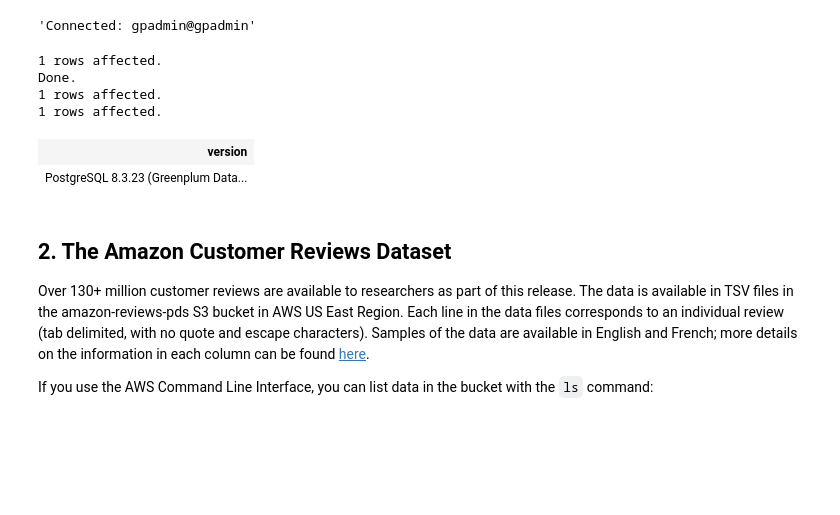
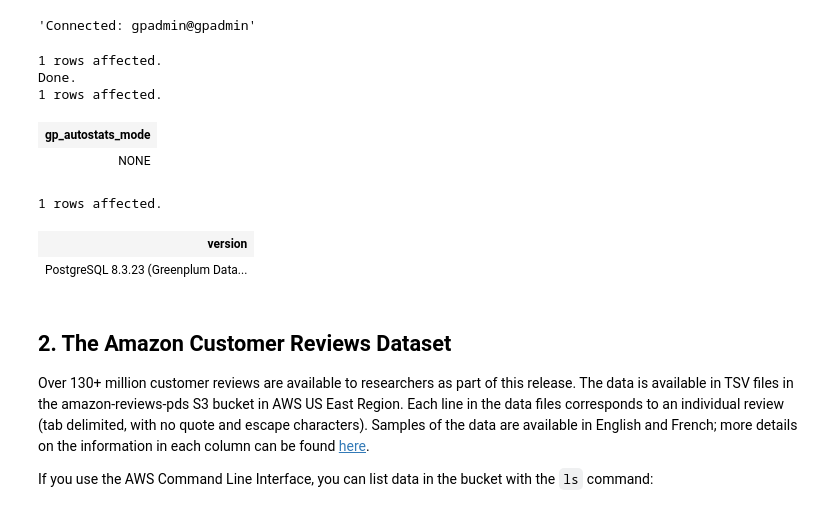
Before and after one commit to cantzakas/gp-demo-aws, a Jupyter notebook: AWS-GP-demo-1.ipynb, the cells around one changed output. Drawn from its saved outputs; the diff is of its cells as text; code cells hidden in the pictures; blank space fills up the shorter version.

```diff
--- a/AWS-GP-demo-1.ipynb
+++ b/AWS-GP-demo-1.ipynb
@@ -28,16 +28,21 @@ DB_NAME   = cs.group(5)
 # %%
 %%sql $DB_USER@$DB_SERVER
 SHOW gp_autostats_mode;
 ALTER DATABASE gpadmin SET gp_autostats_mode TO 'NONE';
 SHOW gp_autostats_mode;
-SELECT version();
 # %% [output]
 1 rows affected.
 Done.
 1 rows affected.
-1 rows affected.
-| version |
-| PostgreSQL 8.3.23 (Greenplum Data... |
+| gp_autostats_mode |
+| NONE |
+# %%
+%%sql $DB_USER@$DB_SERVER
+SELECT VERSION();
+# %% [output]
+1 rows affected.
+| version |
+| PostgreSQL 8.3.23 (Greenplum Data... |
 # %% [markdown]
 ## 2. The Amazon Customer Reviews Dataset
 
```
Also changed, not shown: parts of 7 cells of this notebook, 3 other files.
